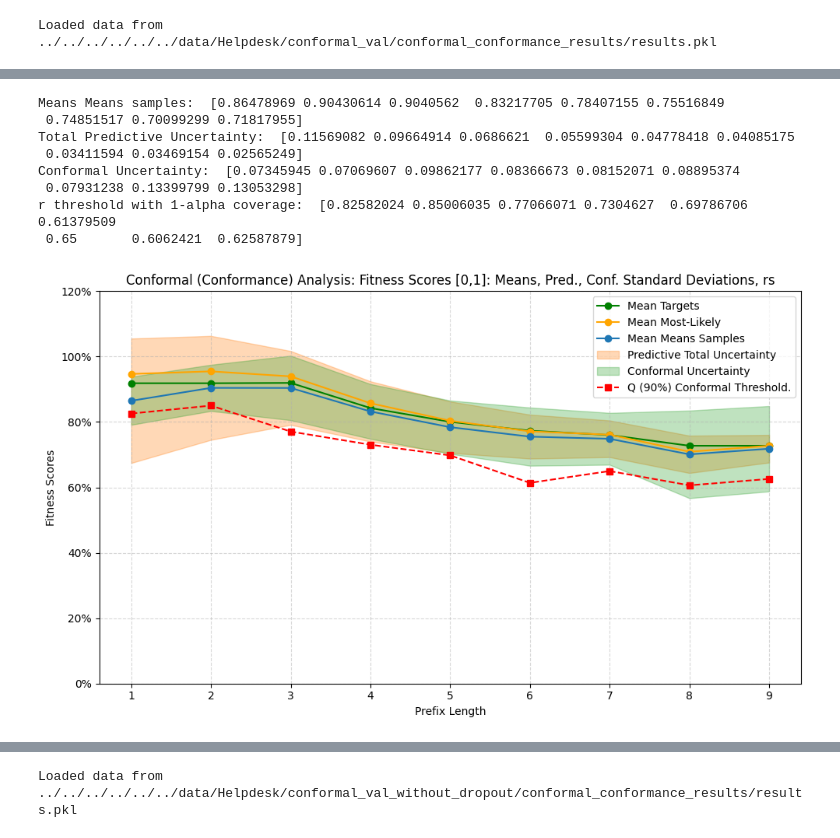
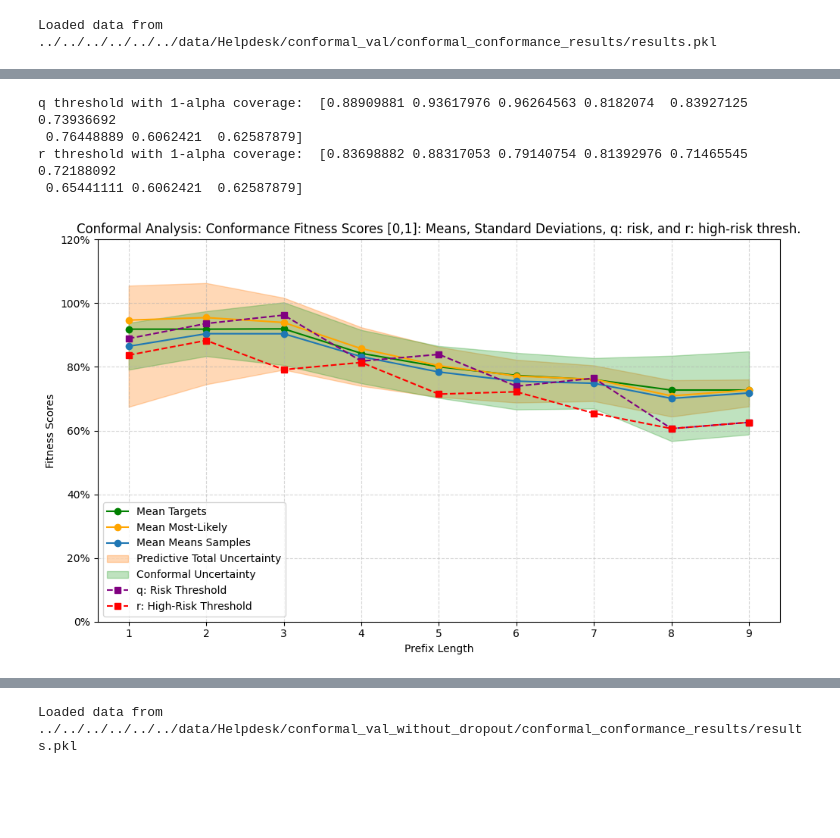
Before and after one commit to ProbabilisticSuffixPredictionLab/conformance_dev_and_pos_pred, a Jupyter notebook: src/notebooks/02_conformal_conformance_analysis/Helpdesk/Helpdesk_results_conformal_analysis.ipynb, the cells around one changed output, grey strips where cells are left out. Drawn from its saved outputs; the diff is of its cells as text; code cells hidden in the pictures; blank space fills up the shorter version.

```diff
--- a/src/notebooks/02_conformal_conformance_analysis/Helpdesk/Helpdesk_results_conformal_analysis.ipynb
+++ b/src/notebooks/02_conformal_conformance_analysis/Helpdesk/Helpdesk_results_conformal_analysis.ipynb
@@ -22,14 +23,26 @@ print(f"Loaded data from {filename}")
 # %% [output]
 Loaded data from ../../../../../../data/Helpdesk/conformal_val/conformal_conformance_results/results.pkl
 # %%
-# Data loaded:
+# Loaded Coformal Analysis Data:
 # float value
-alpha = loaded_results["alpha"]
+alpha_risk = loaded_results["alpha_risk"]
+
+# float value:
+alpha_high_risk = loaded_results["alpha_high_risk"]
+
 # dict: prefix length, dict: case name, (List of fitness scores, mean fitness scores, std fitness scores)
 case_name_fitness_scores_per_prefix_length = loaded_results["case_name_fitness_scores_per_prefix_length"]
+
 # dict: prefix length, (mean target fitness score, mean most likely fitness score, mean means samples fitness scores)
 mean_tgts_ml_samples_per_prefix_length = loaded_results["mean_tgts_ml_samples_per_prefix_length"]
+
 # dict: prefix length, (mean of std within fitness scores, std of mean sampled fitness scores)
 std_samples_per_prefix_length = loaded_results["std_samples_per_prefix_length"]
+
+# Risk:
 # dict: prefix length, r: sampled fitness score threshold lower bound with 1-alpha coverage.
 q_samples_per_prefix_length = loaded_results["q_samples_per_prefix_length"]
+
+# High-Risk:
+# dict: prefix length, r: sampled fitness score threshold lower bound with 1-alpha coverage.
+r_samples_per_prefix_length = loaded_results["r_samples_per_prefix_length"]
@@ -37,9 +52,11 @@ q_samples_per_prefix_length = loaded_results["q_samples_per_prefix_length"]
 """
 Visualization of conformal-conformance-analysis:
 - Lines of mean fitness values (targte, most-likely, mean of samples) per prefix length as threshold.
-- Line for 90% qunatile of mean fitness scores of mean sampled suffix fitness values per prefix length.
 
-- Uncertainty of Probabilistic Suffix Prediction: Mean of ± σ of fitness scores of sample suffixes from a case with the same prefix length.
+- Line for Risk Threshold: Ensures that all "safe" test cases above cover >= 1-alpha_risk coverage.
+- Line for High-Risk Threshold: Ensures that all "safe" test cases above cover >= 1-alpha_high_risk coverage.
+
+- Uncertainty of Probabilistic Suffix Prediction: Mean of ± 1.645 σ of fitness scores of sample suffixes from a case with the same prefix length.
 - Uncertainty of Conformal Predictio: ± σ of all mean fitness score of sample suffixes from a case with the same prefix length.
 """
 
@@ -53,7 +70,11 @@ mean_within_std_sm = []
 std_between_means_sm = []
 total_stds = []
 
+# Risk Threshold:
 q_samples = []
+
+# High Risk Threshoold
+r_samples = []
 
 # iterate over sorted prefix lengths
 for prefix_len in sorted(mean_tgts_ml_samples_per_prefix_length.keys()):
@@ -75,6 +96,9 @@ for prefix_len in sorted(mean_tgts_ml_samples_per_prefix_length.keys()):
     # extract the conformal q‐threshold for samples
     q_samples.append(q_samples_per_prefix_length[prefix_len])
 
+    # extract the conformal q‐threshold for samples
+    r_samples.append(r_samples_per_prefix_length[prefix_len])
+
 # Sort by prefix (normally already sorted) length and transform to numpy array.
 idx = np.argsort(prefix_lengths)
 
@@ -85,21 +109,15 @@ means_tgts = np.array(means_tgts)[idx]
 means_mls = np.array(means_mls)[idx]
 # print("Means Most-likely: ", means_mls)
 means_sms = np.array(means_sms)[idx]
-print("Means Means samples: ", means_sms)
+# print("Means Means samples: ", means_sms)
 
 std_probabilistic_suffix_pred = np.array(mean_within_std_sm)[idx]
-print("Total Predictive Uncertainty: ", std_probabilistic_suffix_pred)
+# print("Total Predictive Uncertainty: ", std_probabilistic_suffix_pred)
 std_conformal = np.array(std_between_means_sm)[idx]
-print("Conformal Uncertainty: ", std_conformal)
-
-# std_total   = np.array(total_stds)[idx]
-# print("Total Predictive and Conformal Uncertainty: ", std_total)
-
-q_samples = np.array(q_samples)[idx]
-print("r threshold with 1-alpha coverage: ", q_samples)
+# print("Conformal Uncertainty: ", std_conformal)
 
 # Get two-side 1-alpha/2-intervall by using alpha/2:
-z90 = norm.ppf(1 - alpha/2) # ≈1.645 for ±90%
+z90 = 1.645
 
 # Build Bounds based on stds
 # Std within (fitness scores of T MC-Samples)-band: Probabilistic Suffix Prediction Fitness Score standard deviation:
@@ -110,9 +128,13 @@ upper_psp = means_sms + z90 * std_probabilistic_suffix_pred
 lower_conformal = means_sms - std_conformal
 upper_conformal = means_sms + std_conformal
 
-# Total Std
-# lower_total_std = means_sms -  std_total
-# upper_total_std = means_sms +  std_total
+# Risk thresholds
+q_samples = np.array(q_samples)[idx]
+print("q threshold with 1-alpha coverage: ", q_samples)
+
+# High-Risk thresholds
+r_samples = np.array(r_samples)[idx]
+print("r threshold with 1-alpha coverage: ", r_samples)
 
 # Plot
 plt.figure(figsize=(10, 6))
@@ -121,47 +143,40 @@ plt.figure(figsize=(10, 6))
 plt.plot(prefix_lengths, means_tgts, marker='o', label='Mean Targets', color='green')
 plt.plot(prefix_lengths, means_mls, marker='o', label='Mean Most-Likely', color='orange')
 plt.plot(prefix_lengths, means_sms, marker='o', label='Mean Means Samples', color='C0')
 
 # Uncertainty (PSP) ± σ:
 plt.fill_between(prefix_lengths,
                  lower_psp,
                  upper_psp,
                  alpha=0.3, color='C1', label='Predictive Total Uncertainty')
 
 # Uncertianty (Conformal Analysis) ± σ
 plt.fill_between(prefix_lengths,
                  lower_conformal,
                  upper_conformal,
                  alpha=0.3, color='C2', label='Conformal Uncertainty')
 
-# Total Uncertianty  ± σ
-# plt.fill_between(prefix_lengths,
-#                 lower_total_std,
-#                 upper_total_std,
-#                 alpha=0.3, color='C4', label='Total Uncertiainty')
+# High-Risk threshold
+plt.plot(prefix_lengths, q_samples, marker='s', linestyle='--', color='purple', label='q: Risk Threshold')
 
-# Q₀.₉ threshold
-plt.plot(prefix_lengths, q_samples, marker='s', linestyle='--', color='red', label='Q (90%) Conformal Threshold.')
+# Risk threshold
+plt.plot(prefix_lengths, r_samples, marker='s', linestyle='--', color='red', label='r: High-Risk Threshold')
 
 # 6. Polish
 plt.xlabel('Prefix Length')
 plt.ylabel('Fitness Scores')
 plt.ylim(0, 1.2)
 plt.gca().yaxis.set_major_formatter(PercentFormatter(1))
 plt.xticks(prefix_lengths)  # <--- ensures discrete x-axis ticks
-plt.title('Conformal (Conformance) Analysis: Fitness Scores [0,1]: Means, Pred., Conf. Standard Deviations, rs')
+plt.title('Conformal Analysis: Conformance Fitness Scores [0,1]: Means, Standard Deviations, q: risk, and r: high-risk thresh.')
 plt.legend()
 plt.grid(True, linestyle='--', alpha=0.5)
 plt.tight_layout()
 
 plt.show()
 # %% [output]
-Means Means samples:  [0.86478969 0.90430614 0.9040562  0.83217705 0.78407155 0.75516849
- 0.74851517 0.70099299 0.71817955]
-Total Predictive Uncertainty:  [0.11569082 0.09664914 0.0686621  0.05599304 0.04778418 0.04085175
- 0.03411594 0.03469154 0.02565249]
-Conformal Uncertainty:  [0.07345945 0.07069607 0.09862177 0.08366673 0.08152071 0.08895374
- 0.07931238 0.13399799 0.13053298]
-r threshold with 1-alpha coverage:  [0.82582024 0.85006035 0.77066071 0.7304627  0.69786706 0.61379509
- 0.65       0.6062421  0.62587879]
+q threshold with 1-alpha coverage:  [0.88909881 0.93617976 0.96264563 0.8182074  0.83927125 0.73936692
+ 0.76448889 0.6062421  0.62587879]
+r threshold with 1-alpha coverage:  [0.83698882 0.88317053 0.79140754 0.81392976 0.71465545 0.72188092
+ 0.65441111 0.6062421  0.62587879]
-[figure, old version]
+[figure, new version]
```
Also changed, not shown: parts of 6 cells of this notebook, 16 other files.
